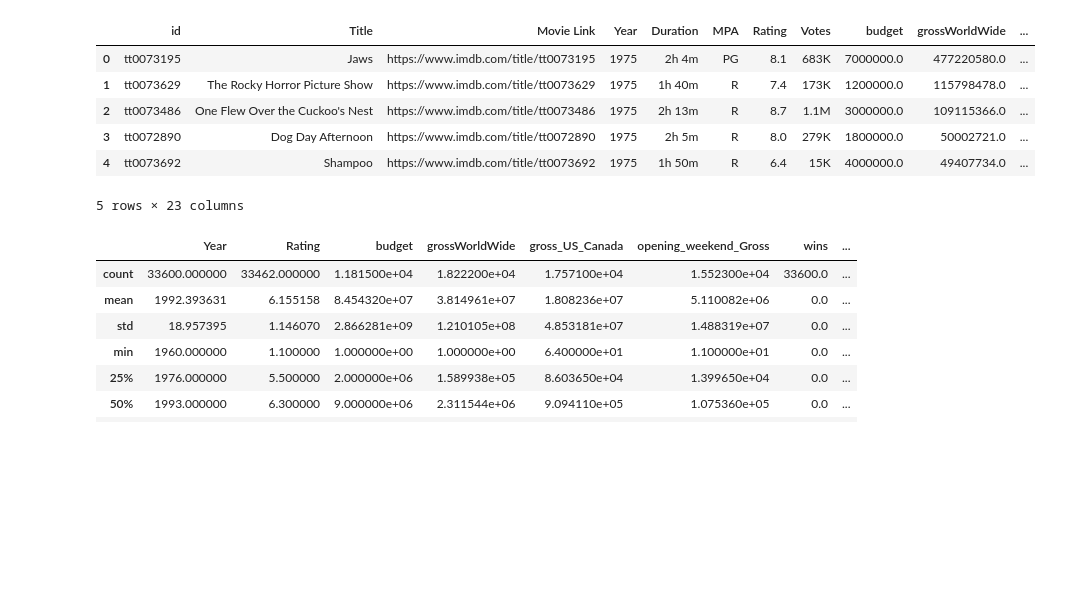
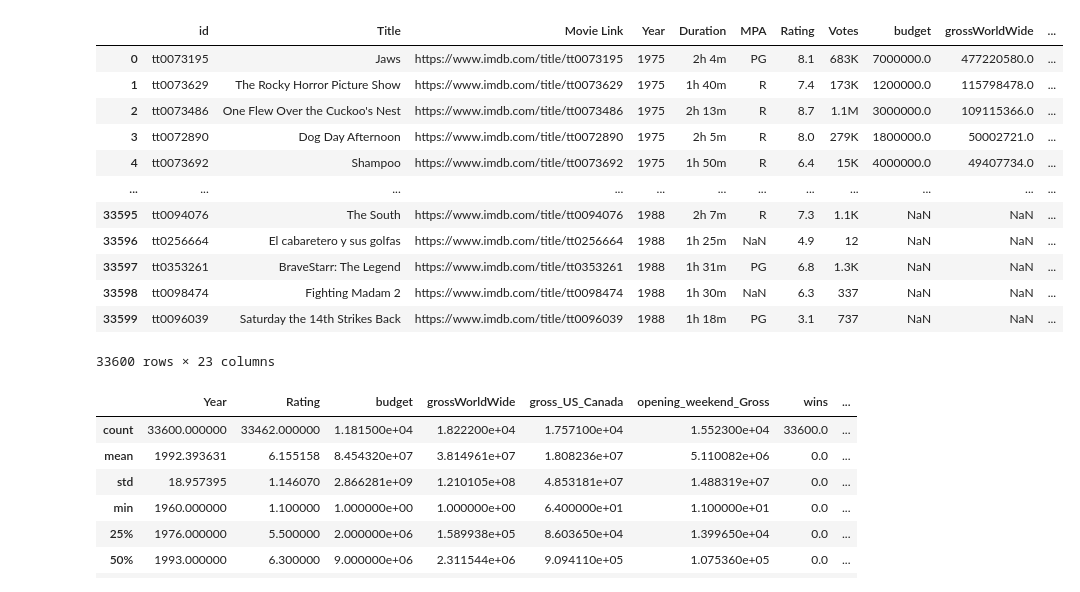
Before and after one commit to jvitsilva/Statistics_for_Data-Science, a Jupyter notebook: notebooktest.ipynb, the cells around one changed output. Drawn from its saved outputs; the diff is of its cells as text; code cells hidden in the pictures; blank space fills up the shorter version.

```diff
--- a/notebooktest.ipynb
+++ b/notebooktest.ipynb
@@ -1,18 +1,24 @@
 # %%
 import ast
 import pandas as pd
 
 filmes = pd.read_csv('movies_from_1960_to_2024.csv') #Usando Pandas para ler CSV e armazena numa variável
 filmes_df = pd.DataFrame(filmes) #Criando um dataframe com os dados do CSV
-display(filmes_df.head(5)) #Printando os cinco primeiros filmes do dataset
+display(filmes_df) #Printando os cinco primeiros filmes do dataset
 # %% [output]
 |  | id | Title | Movie Link | Year | Duration | MPA | Rating | Votes | budget | grossWorldWide | ... |
 | 0 | tt0073195 | Jaws | https://www.imdb.com/title/tt0073195 | 1975 | 2h 4m | PG | 8.1 | 683K | 7000000.0 | 477220580.0 | ... |
 | 1 | tt0073629 | The Rocky Horror Picture Show | https://www.imdb.com/title/tt0073629 | 1975 | 1h 40m | R | 7.4 | 173K | 1200000.0 | 115798478.0 | ... |
 | 2 | tt0073486 | One Flew Over the Cuckoo's Nest | https://www.imdb.com/title/tt0073486 | 1975 | 2h 13m | R | 8.7 | 1.1M | 3000000.0 | 109115366.0 | ... |
 | 3 | tt0072890 | Dog Day Afternoon | https://www.imdb.com/title/tt0072890 | 1975 | 2h 5m | R | 8.0 | 279K | 1800000.0 | 50002721.0 | ... |
 | 4 | tt0073692 | Shampoo | https://www.imdb.com/title/tt0073692 | 1975 | 1h 50m | R | 6.4 | 15K | 4000000.0 | 49407734.0 | ... |
+| ... | ... | ... | ... | ... | ... | ... | ... | ... | ... | ... | ... |
+| 33595 | tt0094076 | The South | https://www.imdb.com/title/tt0094076 | 1988 | 2h 7m | R | 7.3 | 1.1K | NaN | NaN | ... |
+| 33596 | tt0256664 | El cabaretero y sus golfas | https://www.imdb.com/title/tt0256664 | 1988 | 1h 25m | NaN | 4.9 | 12 | NaN | NaN | ... |
+| 33597 | tt0353261 | BraveStarr: The Legend | https://www.imdb.com/title/tt0353261 | 1988 | 1h 31m | PG | 6.8 | 1.3K | NaN | NaN | ... |
+| 33598 | tt0098474 | Fighting Madam 2 | https://www.imdb.com/title/tt0098474 | 1988 | 1h 30m | NaN | 6.3 | 337 | NaN | NaN | ... |
+| 33599 | tt0096039 | Saturday the 14th Strikes Back | https://www.imdb.com/title/tt0096039 | 1988 | 1h 18m | PG | 3.1 | 737 | NaN | NaN | ... |
-5 rows × 23 columns
+33600 rows × 23 columns
 # %%
 filmes_df.describe() #Método para obter estatísticas descritivas do DataFrame
 #filmes_df.describe(include='all') # inclui todas as colunas, até os dados categóricos
```
Also changed, not shown: parts of 14 cells of this notebook.
